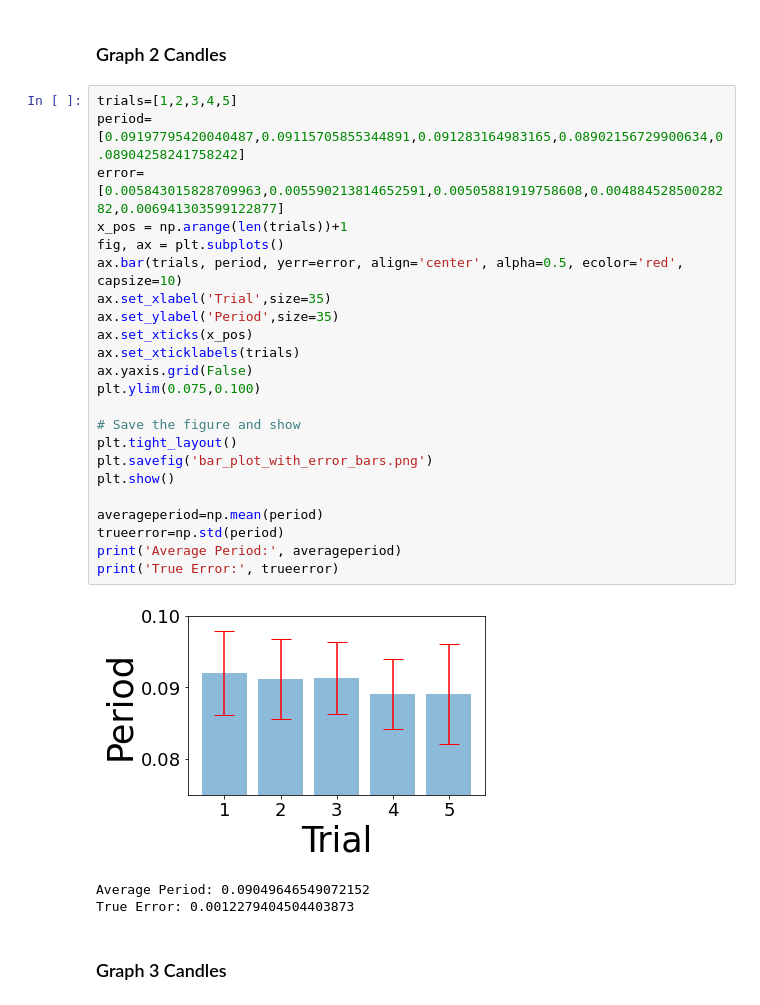
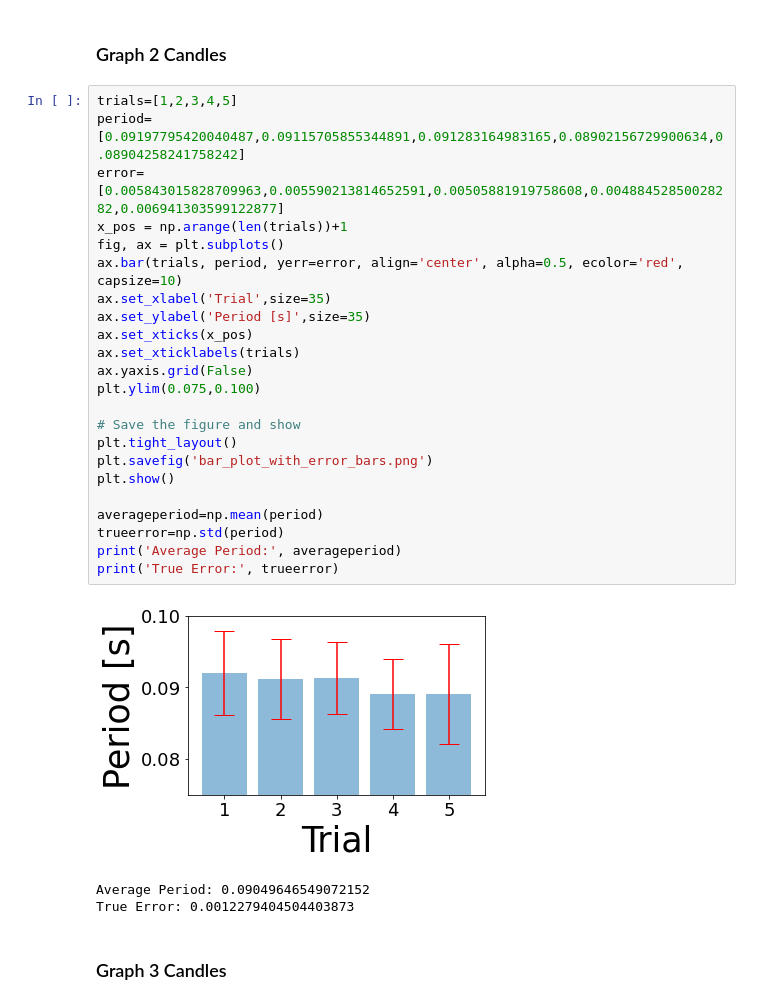
Before and after one commit to jblipper/339_Final_Project, a Jupyter notebook: video_analysis.ipynb, the cells around one changed output. Drawn from its saved outputs; the diff is of its cells as text.

```diff
--- a/video_analysis.ipynb
+++ b/video_analysis.ipynb
@@ -383,28 +383,28 @@ Error Estimate: 0.05665577237324994
 # %%
 trials=[1,2,3,4,5]
 period=[0.09197795420040487,0.09115705855344891,0.091283164983165,0.08902156729900634,0.08904258241758242]
 error=[0.005843015828709963,0.005590213814652591,0.00505881919758608,0.00488452850028282,0.006941303599122877]
 x_pos = np.arange(len(trials))+1
 fig, ax = plt.subplots()
 ax.bar(trials, period, yerr=error, align='center', alpha=0.5, ecolor='red', capsize=10)
 ax.set_xlabel('Trial',size=35)
-ax.set_ylabel('Period',size=35)
+ax.set_ylabel('Period [s]',size=35)
 ax.set_xticks(x_pos)
 ax.set_xticklabels(trials)
 ax.yaxis.grid(False)
 plt.ylim(0.075,0.100)
 
 # Save the figure and show
 plt.tight_layout()
 plt.savefig('bar_plot_with_error_bars.png')
 plt.show()
 
 averageperiod=np.mean(period)
 trueerror=np.std(period)
 print('Average Period:', averageperiod)
 print('True Error:', trueerror)
 # %% [output]
-[figure, old version]
+[figure, new version]
 Average Period: 0.09049646549072152
 True Error: 0.0012279404504403873
 # %% [markdown]
```
Also changed, not shown: parts of 3 cells of this notebook, 1 other file.
